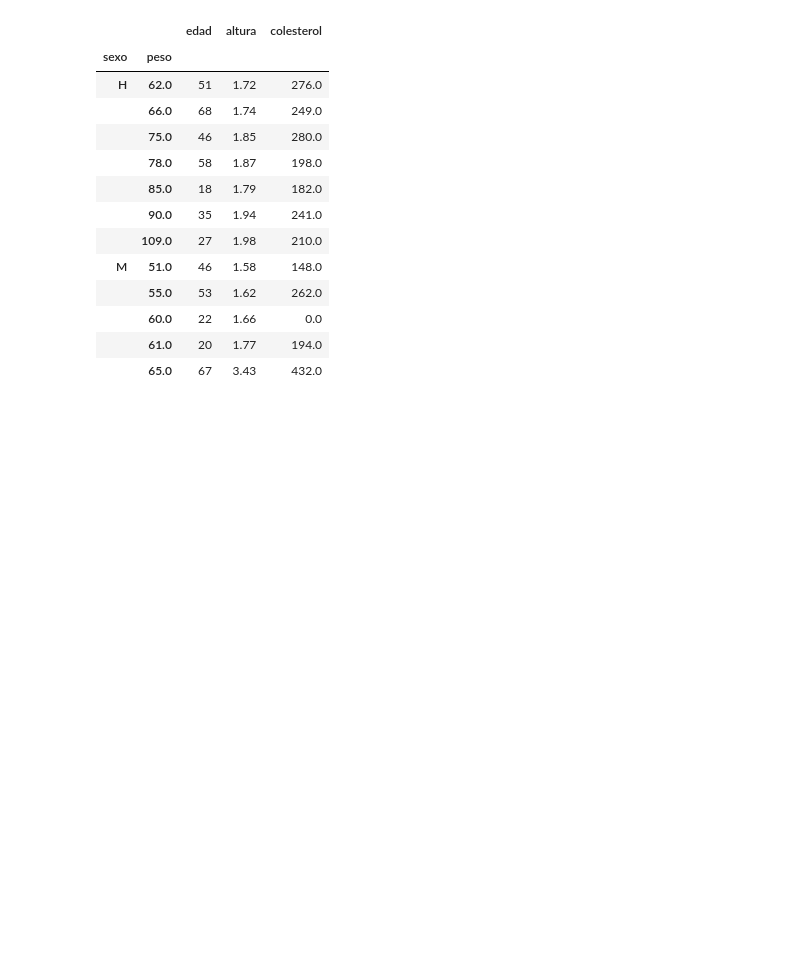
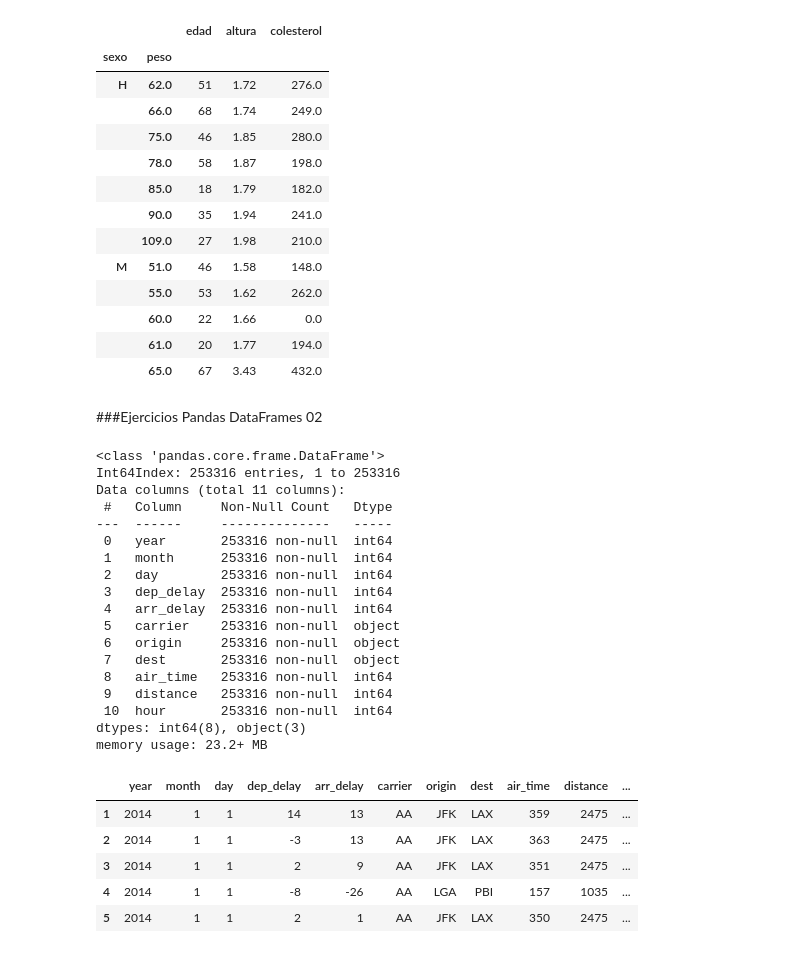
Before and after one commit to Patri-data12/pythonformacion, a Jupyter notebook: numpy_data12/dataframe.ipynb, the cells around one changed output. Drawn from its saved outputs; the diff is of its cells as text; code cells hidden in the pictures; blank space fills up the shorter version.

```diff
--- a/numpy_data12/dataframe.ipynb
+++ b/numpy_data12/dataframe.ipynb
@@ -1230,3 +1230,37 @@ M    51.0              Marisa López Collado    46    1.58       148.0
 |  | 60.0 | 22 | 1.66 | 0.0 |
 |  | 61.0 | 20 | 1.77 | 194.0 |
 |  | 65.0 | 67 | 3.43 | 432.0 |
+# %% [markdown]
+###Ejercicios Pandas DataFrames 02
+# %%
+#Carga el dataset de vuelos "flights14.csv"
+import pandas as pd
+
+flight=pd.read_csv("./datos/flights14.csv",index_col=0) #evitamos cargar columna indice
+flight.info()
+flight.head()
+# %% [output]
+<class 'pandas.core.frame.DataFrame'>
+Int64Index: 253316 entries, 1 to 253316
+Data columns (total 11 columns):
+ #   Column     Non-Null Count   Dtype
+---  ------     --------------   -----
+ 0   year       253316 non-null  int64
+ 1   month      253316 non-null  int64
+ 2   day        253316 non-null  int64
+ 3   dep_delay  253316 non-null  int64
+ 4   arr_delay  253316 non-null  int64
+ 5   carrier    253316 non-null  object
+ 6   origin     253316 non-null  object
+ 7   dest       253316 non-null  object
+ 8   air_time   253316 non-null  int64
+ 9   distance   253316 non-null  int64
+ 10  hour       253316 non-null  int64
+dtypes: int64(8), object(3)
+memory usage: 23.2+ MB
+|  | year | month | day | dep_delay | arr_delay | carrier | origin | dest | air_time | distance | ... |
+| 1 | 2014 | 1 | 1 | 14 | 13 | AA | JFK | LAX | 359 | 2475 | ... |
+| 2 | 2014 | 1 | 1 | -3 | 13 | AA | JFK | LAX | 363 | 2475 | ... |
+| 3 | 2014 | 1 | 1 | 2 | 9 | AA | JFK | LAX | 351 | 2475 | ... |
+| 4 | 2014 | 1 | 1 | -8 | -26 | AA | LGA | PBI | 157 | 1035 | ... |
+| 5 | 2014 | 1 | 1 | 2 | 1 | AA | JFK | LAX | 350 | 2475 | ... |
```
Also changed, not shown: parts of 4 cells of this notebook.
